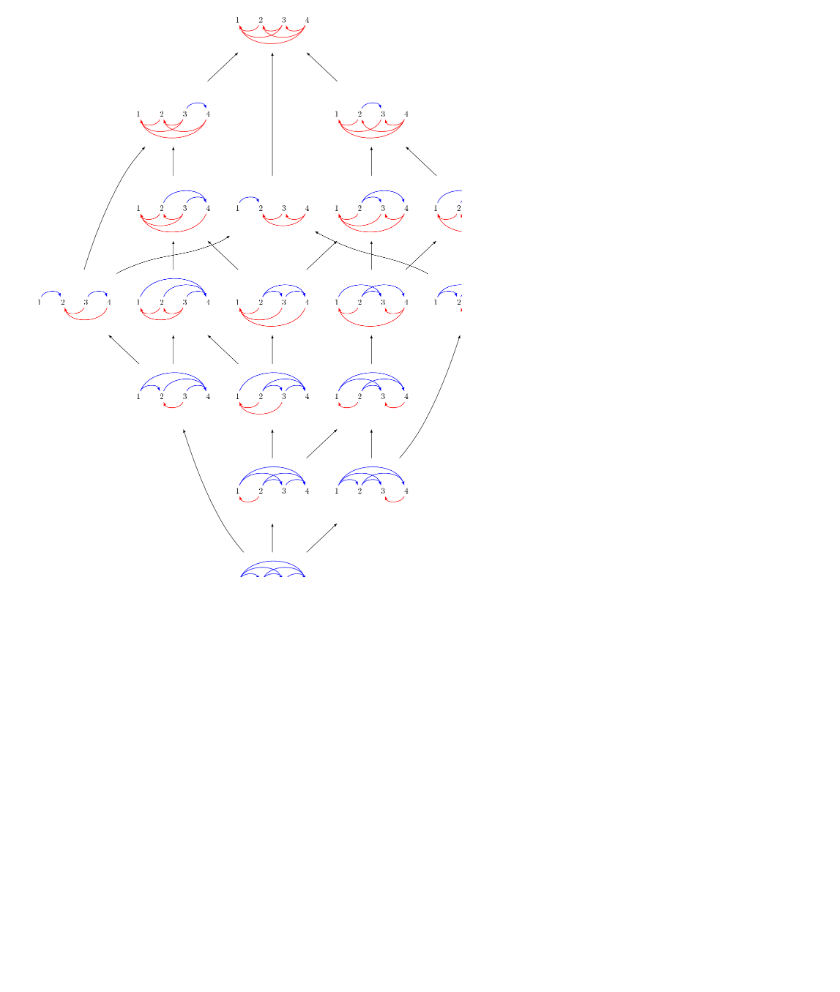
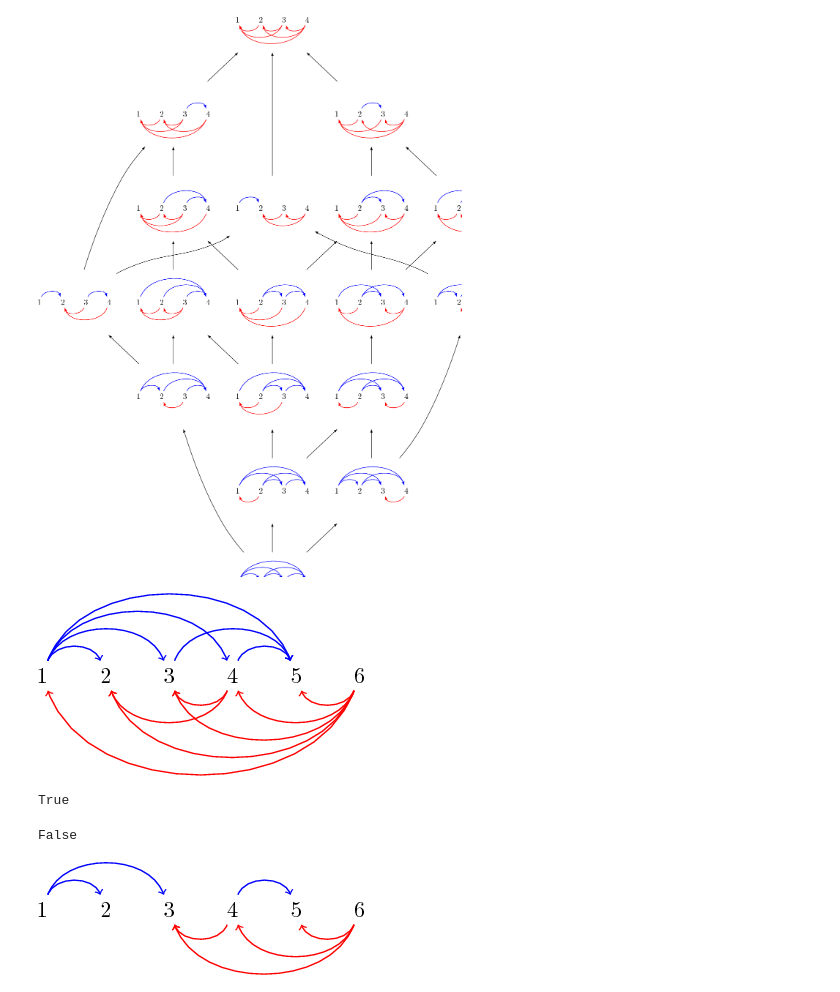
Before and after one commit to VivianePons/public-notebooks, a Jupyter notebook: IntegerPosets/Demo.ipynb, the cells around one changed output. Cells and saved outputs as stored; diff of their text form; code cells hidden in the pictures; blank space fills up the shorter version.

```diff
--- a/IntegerPosets/Demo.ipynb
+++ b/IntegerPosets/Demo.ipynb
@@ -285,3 +285,20 @@ PEP4 = IntegerPosets(4, pep = (0,-1,0,-1))
 viewLatex(PEP4.get_poset())
 # %% [output]
 [figure]
+# %%
+ip = IntegerPoset(6, [(1,2),(1,3),(1,4),(1,5),(3,5),(4,5),(6,5),(6,4),(6,3),(6,2),(6,1),(4,3),(4,2)])
+viewLatex(ip)
+# %% [output]
+[figure, added]
+# %%
+ip.is_woip()
+# %% [output]
+True
+# %%
+ip.is_pip(sign=(-1,0,-1,2,0,-1))
+# %% [output]
+False
+# %%
+viewLatex(ip.pipize(sign=(-1,0,-1,2,0,-1)))
+# %% [output]
+[figure, added]
```
